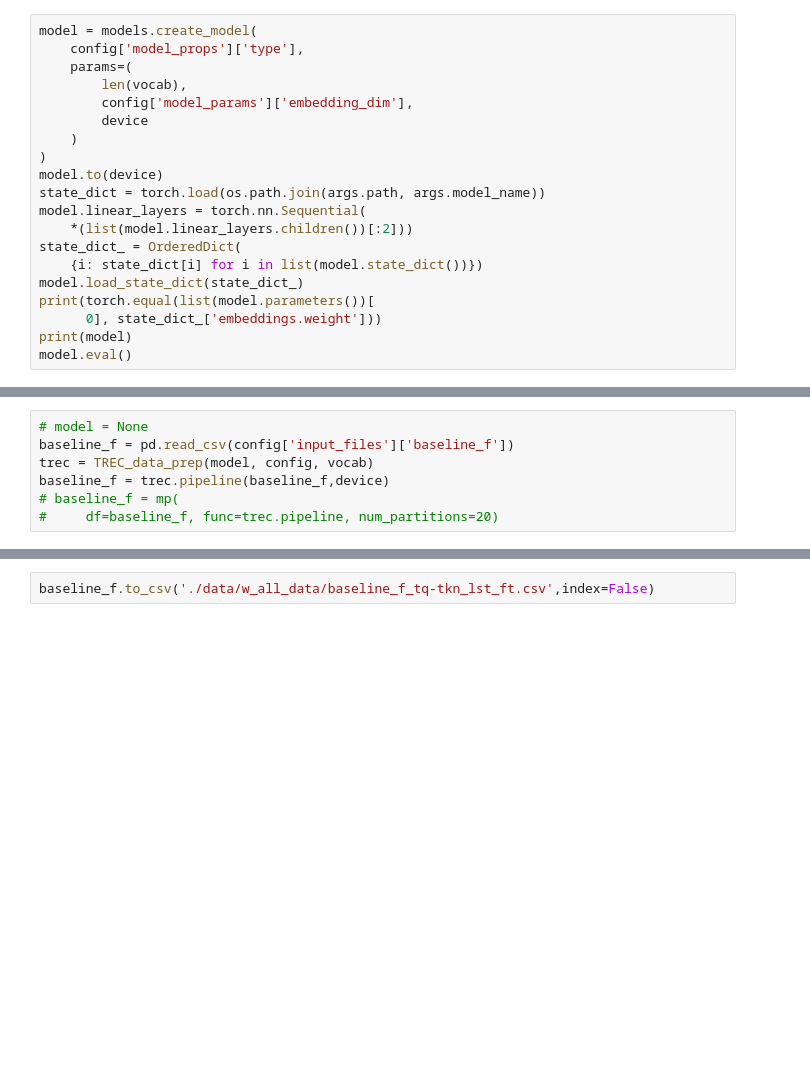
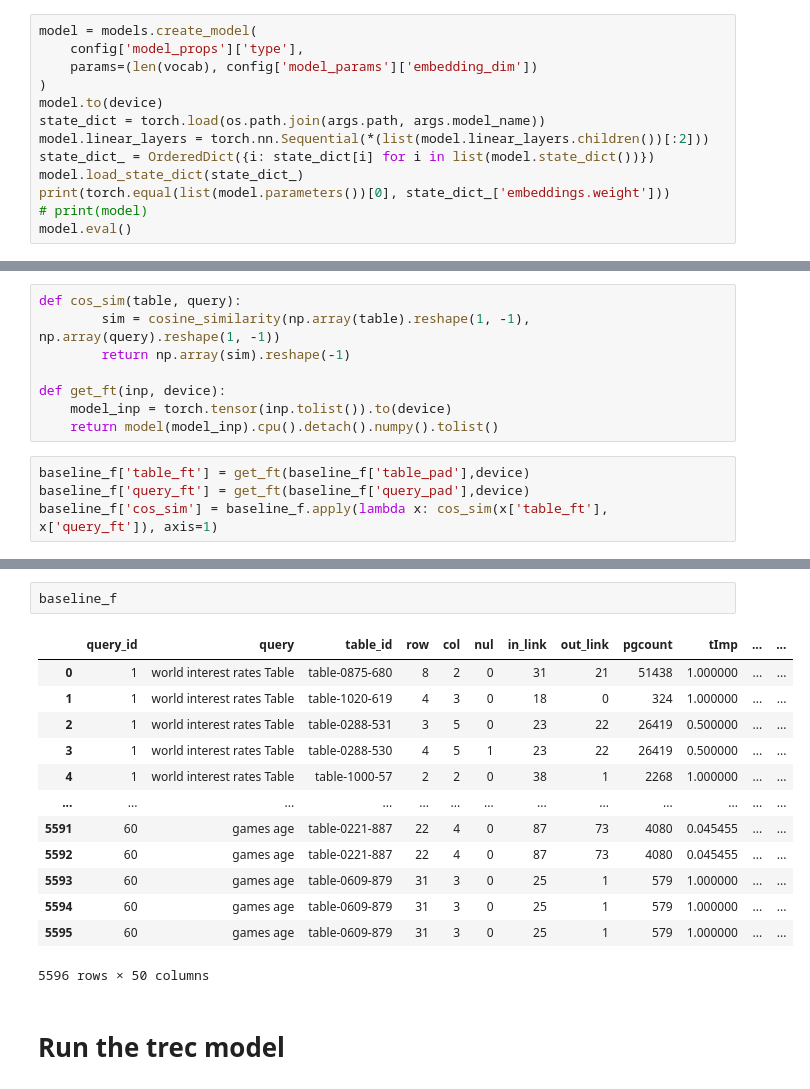
Before and after one commit to vibhavagarwal5/table2vec-vibhav, a Jupyter notebook: last_ft_layer.ipynb, the cells around one changed output, grey strips where cells are left out. Cells and saved outputs as stored; diff of their text form; blank space fills up the shorter version.

Commit message:
Working 1.0, using last layer ft, till 6_17_17_30_57 in this commit, lr_sch, early_stp etc

```diff
--- a/last_ft_layer.ipynb
+++ b/last_ft_layer.ipynb
@@ -201,22 +146,15 @@ device = torch.device(f"cuda:{config['gpu']}")
 # %%
 model = models.create_model(
     config['model_props']['type'],
-    params=(
-        len(vocab),
-        config['model_params']['embedding_dim'],
-        device
-    )
+    params=(len(vocab), config['model_params']['embedding_dim'])
 )
 model.to(device)
 state_dict = torch.load(os.path.join(args.path, args.model_name))
-model.linear_layers = torch.nn.Sequential(
-    *(list(model.linear_layers.children())[:2]))
-state_dict_ = OrderedDict(
-    {i: state_dict[i] for i in list(model.state_dict())})
+model.linear_layers = torch.nn.Sequential(*(list(model.linear_layers.children())[:2]))
+state_dict_ = OrderedDict({i: state_dict[i] for i in list(model.state_dict())})
 model.load_state_dict(state_dict_)
-print(torch.equal(list(model.parameters())[
-      0], state_dict_['embeddings.weight']))
-print(model)
+print(torch.equal(list(model.parameters())[0], state_dict_['embeddings.weight']))
+# print(model)
 model.eval()
 # %% [output]
 True
@@ -253,7 +174,0 @@ Table2Vec(
-# %%
-# model = None
-baseline_f = pd.read_csv(config['input_files']['baseline_f'])
-trec = TREC_data_prep(model, config, vocab)
-baseline_f = trec.pipeline(baseline_f,device)
-# baseline_f = mp(
-#     df=baseline_f, func=trec.pipeline, num_partitions=20)
@@ -266,3 +175,15 @@ To retain the current behavior and silence the warning, pass 'sort=True'.
+# %%
+def cos_sim(table, query):
+        sim = cosine_similarity(np.array(table).reshape(1, -1), np.array(query).reshape(1, -1))
+        return np.array(sim).reshape(-1)
+
+def get_ft(inp, device):
+    model_inp = torch.tensor(inp.tolist()).to(device)
+    return model(model_inp).cpu().detach().numpy().tolist()
+# %%
+baseline_f['table_ft'] = get_ft(baseline_f['table_pad'],device)
+baseline_f['query_ft'] = get_ft(baseline_f['query_pad'],device)
+baseline_f['cos_sim'] = baseline_f.apply(lambda x: cos_sim(x['table_ft'], x['query_ft']), axis=1)
 # %%
 baseline_f.shape
 # %% [output]
@@ -270,2 +191,18 @@ baseline_f.shape
-# %%
-baseline_f.to_csv('./data/w_all_data/baseline_f_tq-tkn_lst_ft.csv',index=False)
+# %%
+baseline_f
+# %% [output]
+|  | query_id | query | table_id | row | col | nul | in_link | out_link | pgcount | tImp | ... | ... |
+| 0 | 1 | world interest rates Table | table-0875-680 | 8 | 2 | 0 | 31 | 21 | 51438 | 1.000000 | ... | ... |
+| 1 | 1 | world interest rates Table | table-1020-619 | 4 | 3 | 0 | 18 | 0 | 324 | 1.000000 | ... | ... |
+| 2 | 1 | world interest rates Table | table-0288-531 | 3 | 5 | 0 | 23 | 22 | 26419 | 0.500000 | ... | ... |
+| 3 | 1 | world interest rates Table | table-0288-530 | 4 | 5 | 1 | 23 | 22 | 26419 | 0.500000 | ... | ... |
+| 4 | 1 | world interest rates Table | table-1000-57 | 2 | 2 | 0 | 38 | 1 | 2268 | 1.000000 | ... | ... |
+| ... | ... | ... | ... | ... | ... | ... | ... | ... | ... | ... | ... | ... |
+| 5591 | 60 | games age | table-0221-887 | 22 | 4 | 0 | 87 | 73 | 4080 | 0.045455 | ... | ... |
+| 5592 | 60 | games age | table-0221-887 | 22 | 4 | 0 | 87 | 73 | 4080 | 0.045455 | ... | ... |
+| 5593 | 60 | games age | table-0609-879 | 31 | 3 | 0 | 25 | 1 | 579 | 1.000000 | ... | ... |
+| 5594 | 60 | games age | table-0609-879 | 31 | 3 | 0 | 25 | 1 | 579 | 1.000000 | ... | ... |
+| 5595 | 60 | games age | table-0609-879 | 31 | 3 | 0 | 25 | 1 | 579 | 1.000000 | ... | ... |
+5596 rows × 50 columns
+# %% [markdown]
+# Run the trec model
```
Also changed, not shown: parts of 26 cells of this notebook, 10 other files.
